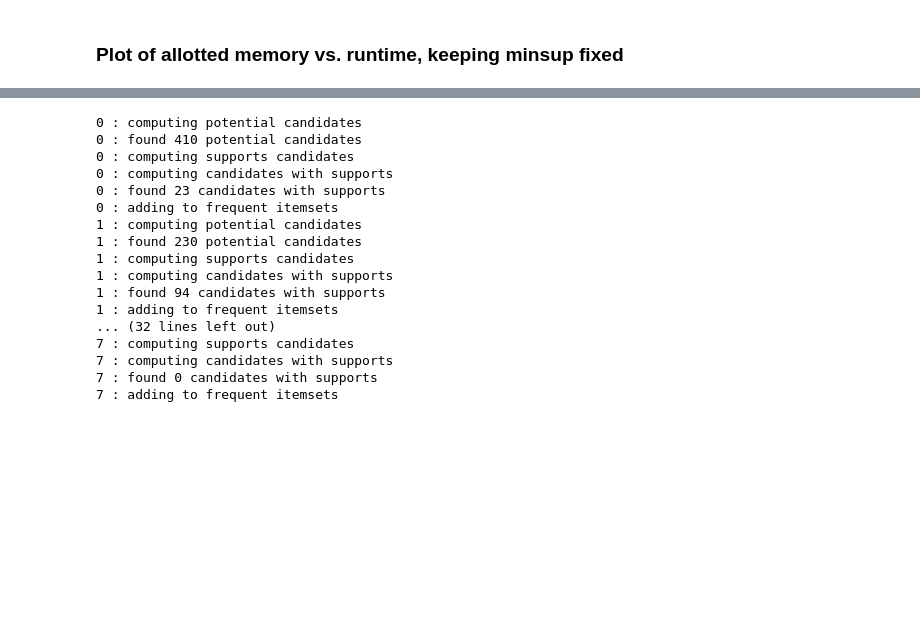
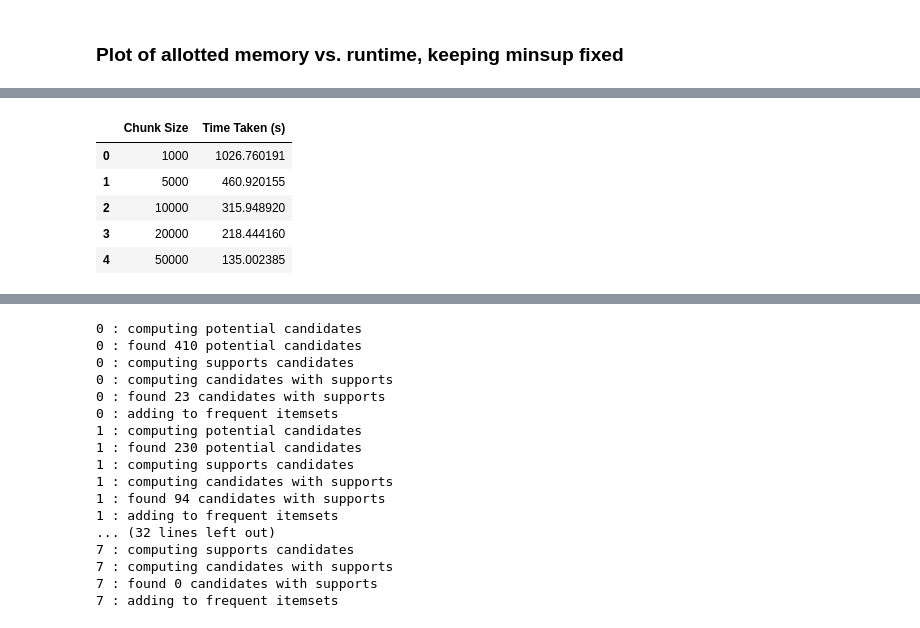
Before and after one commit to Data-Analytics-IIITH/A2, a Jupyter notebook: assignment2_3.ipynb, the cells around one changed output, grey strips where cells are left out. Cells and saved outputs as stored; diff of their text form; code cells hidden in the pictures; blank space fills up the shorter version.

```diff
--- a/assignment2_3.ipynb
+++ b/assignment2_3.ipynb
@@ -509,0 +534,10 @@ plt.show()
+# %%
+performace_report_2 = pd.read_csv('performance_report_chunk_sizes.csv')
+performace_report_2
+# %% [output]
+|  | Chunk Size | Time Taken (s) |
+| 0 | 1000 | 1026.760191 |
+| 1 | 5000 | 460.920155 |
+| 2 | 10000 | 315.948920 |
+| 3 | 20000 | 218.444160 |
+| 4 | 50000 | 135.002385 |
```
Also changed, not shown: parts of 9 cells of this notebook.
